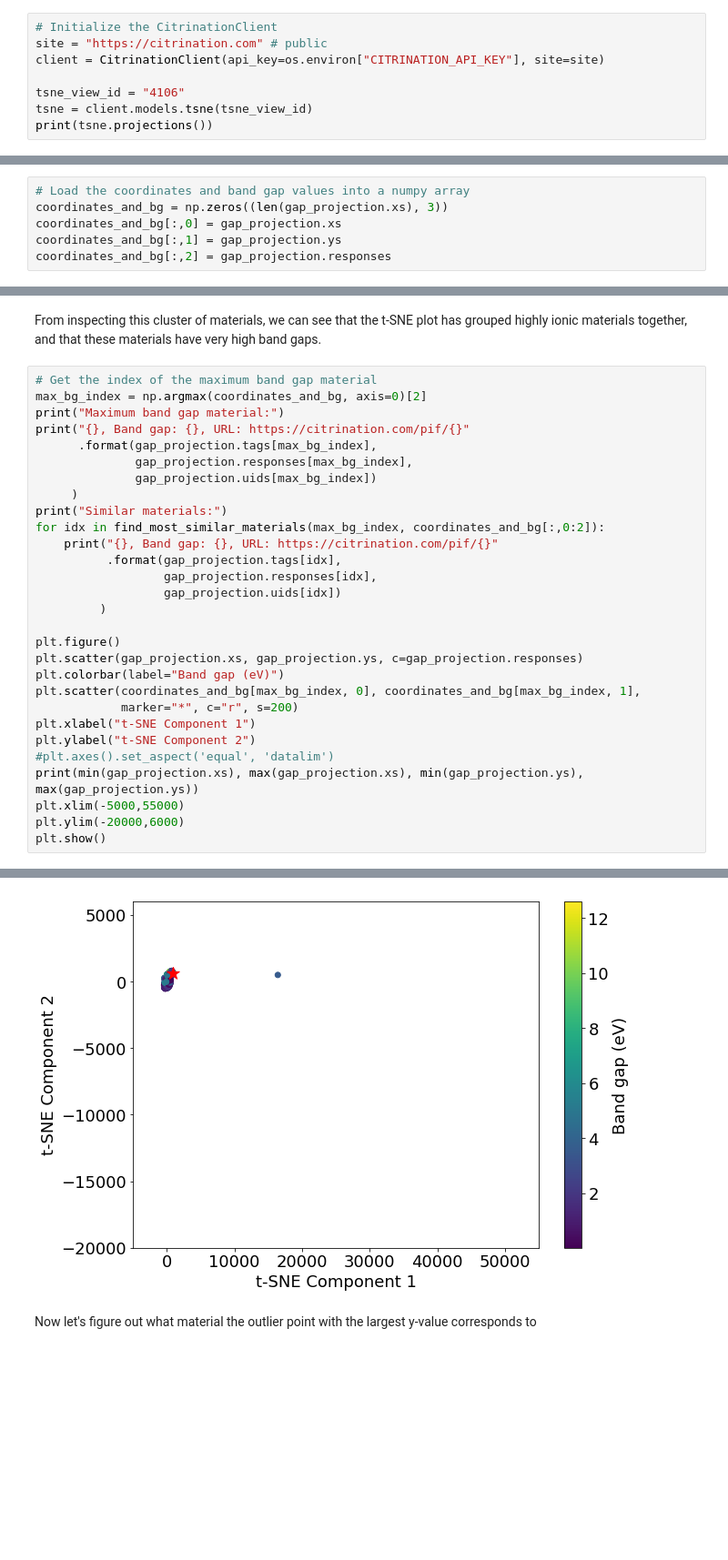
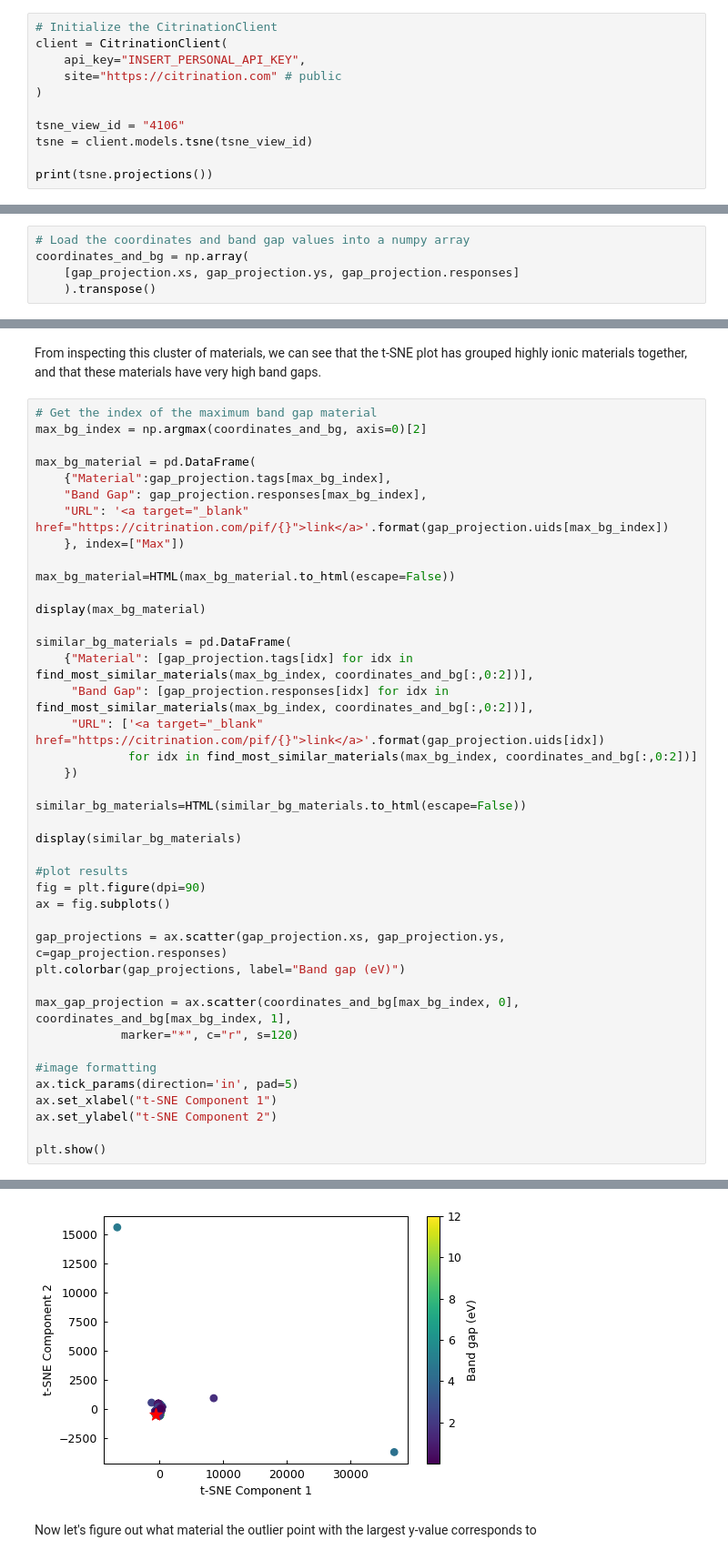
Before and after one commit to CitrineInformatics/learn-citrination, a Jupyter notebook: citrination_api_examples/TsneDemo.ipynb, the cells around one changed output, grey strips where cells are left out. Shown at 91% size. Drawn from its saved outputs; the diff is of its cells as text; blank space fills up the shorter version.

```diff
--- a/citrination_api_examples/TsneDemo.ipynb
+++ b/citrination_api_examples/TsneDemo.ipynb
@@ -26,11 +28,14 @@ from citrination_client import CitrinationClient
 ## Get the t-SNE projections
 # %%
 # Initialize the CitrinationClient
-site = "https://citrination.com" # public
-client = CitrinationClient(api_key=os.environ["CITRINATION_API_KEY"], site=site)
+client = CitrinationClient(
+    api_key="INSERT_PERSONAL_API_KEY",
+    site="https://citrination.com" # public
+)
 
 tsne_view_id = "4106"
 tsne = client.models.tsne(tsne_view_id)
+
 print(tsne.projections())
 # %% [output]
 dict_keys(['Property Color', 'Property Band gap'])
@@ -70,10 +79,9 @@ When interpreting a t-SNE plot, keep in mind that the t-SNE components plotted o
 ## Inspect candidates of interest more closely
 # %%
 # Load the coordinates and band gap values into a numpy array
-coordinates_and_bg = np.zeros((len(gap_projection.xs), 3))
-coordinates_and_bg[:,0] = gap_projection.xs
-coordinates_and_bg[:,1] = gap_projection.ys
-coordinates_and_bg[:,2] = gap_projection.responses
+coordinates_and_bg = np.array(
+    [gap_projection.xs, gap_projection.ys, gap_projection.responses]
+    ).transpose()
 # %%
 # Find the n materials closest to the target material, as specified by index
 # based on cartesian distance in the t-SNE coordinates
@@ -85,30 +93,42 @@ From inspecting this cluster of materials, we can see that the t-SNE plot has gr
 # %%
 # Get the index of the maximum band gap material
 max_bg_index = np.argmax(coordinates_and_bg, axis=0)[2]
-print("Maximum band gap material:")
-print("{}, Band gap: {}, URL: https://citrination.com/pif/{}"
-      .format(gap_projection.tags[max_bg_index],
-              gap_projection.responses[max_bg_index],
-              gap_projection.uids[max_bg_index])
-     )
-print("Similar materials:")
-for idx in find_most_similar_materials(max_bg_index, coordinates_and_bg[:,0:2]):
-    print("{}, Band gap: {}, URL: https://citrination.com/pif/{}"
-          .format(gap_projection.tags[idx],
-                  gap_projection.responses[idx],
-                  gap_projection.uids[idx])
-         )
 
-plt.figure()
-plt.scatter(gap_projection.xs, gap_projection.ys, c=gap_projection.responses)
-plt.colorbar(label="Band gap (eV)")
-plt.scatter(coordinates_and_bg[max_bg_index, 0], coordinates_and_bg[max_bg_index, 1],
-            marker="*", c="r", s=200)
-plt.xlabel("t-SNE Component 1")
-plt.ylabel("t-SNE Component 2")
-#plt.axes().set_aspect('equal', 'datalim')
-print(min(gap_projection.xs), max(gap_projection.xs), min(gap_projection.ys), max(gap_projection.ys))
-plt.xlim(-5000,55000)
-plt.ylim(-20000,6000)
+max_bg_material = pd.DataFrame(
+    {"Material":gap_projection.tags[max_bg_index],
+    "Band Gap": gap_projection.responses[max_bg_index],
+    "URL": '<a target="_blank" href="https://citrination.com/pif/{}">link</a>'.format(gap_projection.uids[max_bg_index])
+    }, index=["Max"])
+
+max_bg_material=HTML(max_bg_material.to_html(escape=False))
+
+display(max_bg_material)
+
+similar_bg_materials = pd.DataFrame(
+    {"Material": [gap_projection.tags[idx] for idx in find_most_similar_materials(max_bg_index, coordinates_and_bg[:,0:2])],
+     "Band Gap": [gap_projection.responses[idx] for idx in find_most_similar_materials(max_bg_index, coordinates_and_bg[:,0:2])],
+     "URL": ['<a target="_blank" href="https://citrination.com/pif/{}">link</a>'.format(gap_projection.uids[idx])
+             for idx in find_most_similar_materials(max_bg_index, coordinates_and_bg[:,0:2])]
+    })
+
+similar_bg_materials=HTML(similar_bg_materials.to_html(escape=False))
+
+display(similar_bg_materials)
+
+#plot results
+fig = plt.figure(dpi=90)
+ax = fig.subplots()
+
+gap_projections = ax.scatter(gap_projection.xs, gap_projection.ys, c=gap_projection.responses)
+plt.colorbar(gap_projections, label="Band gap (eV)")
+
+max_gap_projection = ax.scatter(coordinates_and_bg[max_bg_index, 0], coordinates_and_bg[max_bg_index, 1],
+            marker="*", c="r", s=120)
+
+#image formatting
+ax.tick_params(direction='in', pad=5)
+ax.set_xlabel("t-SNE Component 1")
+ax.set_ylabel("t-SNE Component 2")
+
 plt.show()
 # %% [output]
@@ -129,4 +148,4 @@ Red, Single crystalline, 11.0, InorganicChemicalFormula(SiO2), Band gap: 11.0, U
-[figure, old version]
+[figure, new version]
 # %% [markdown]
 Now let's figure out what material the outlier point with the largest y-value corresponds to
 # %%
```
Also changed, not shown: parts of 5 cells of this notebook.
